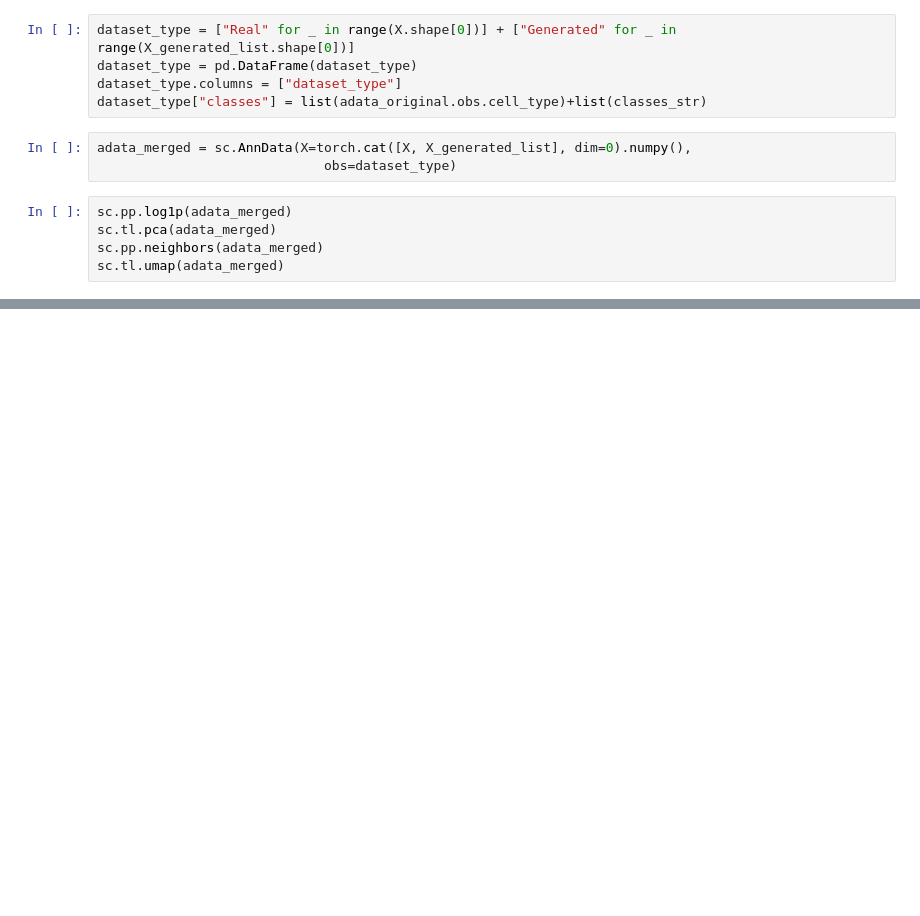
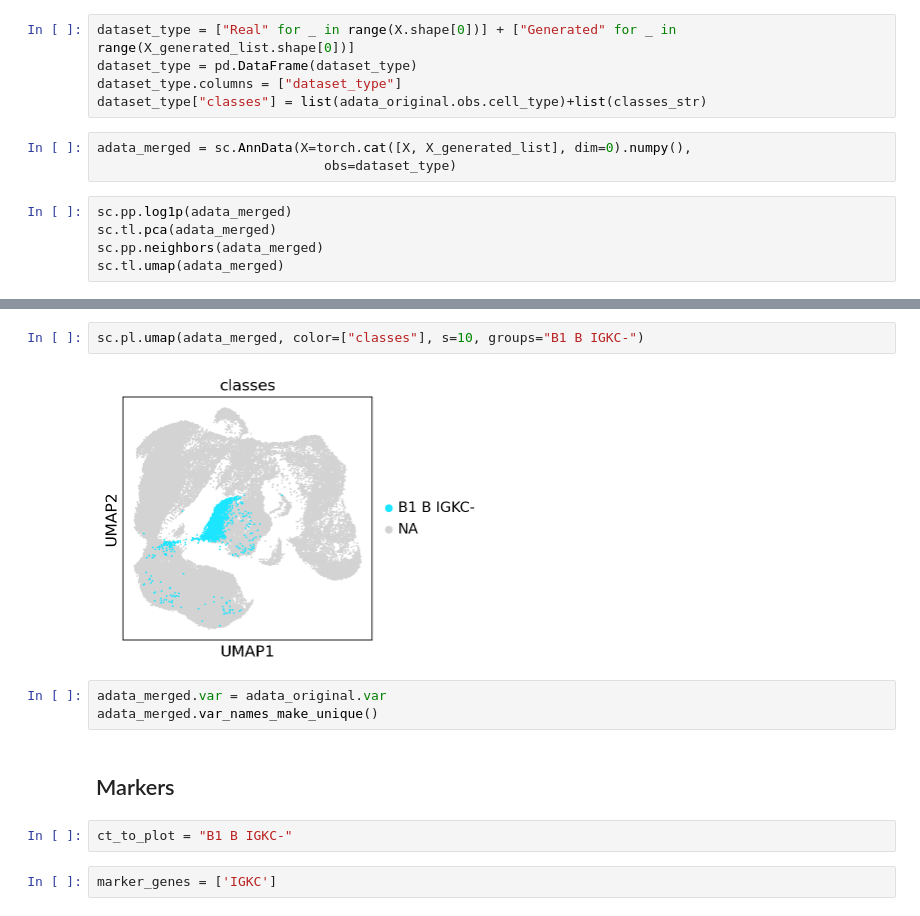
Before and after one commit to theislab/CFGen, a Jupyter notebook: notebooks/experiments/test_generation_neurips_autoencoder.ipynb, the cells around one changed output, grey strips where cells are left out. Drawn from its saved outputs; the diff is of its cells as text; blank space fills up the shorter version.

```diff
--- a/notebooks/experiments/test_generation_neurips_autoencoder.ipynb
+++ b/notebooks/experiments/test_generation_neurips_autoencoder.ipynb
@@ -342,0 +376,13 @@ sc.pl.umap(adata_merged, color=["classes","dataset_type"])
+# %%
+sc.pl.umap(adata_merged, color=["classes"], s=10, groups="B1 B IGKC-")
+# %% [output]
+[figure, added]
+# %%
+adata_merged.var = adata_original.var
+adata_merged.var_names_make_unique()
+# %% [markdown]
+## Markers
+# %%
+ct_to_plot = "B1 B IGKC-"
+# %%
+marker_genes = ['IGKC']
```
Also changed, not shown: parts of 16 cells of this notebook, 9 other files.
